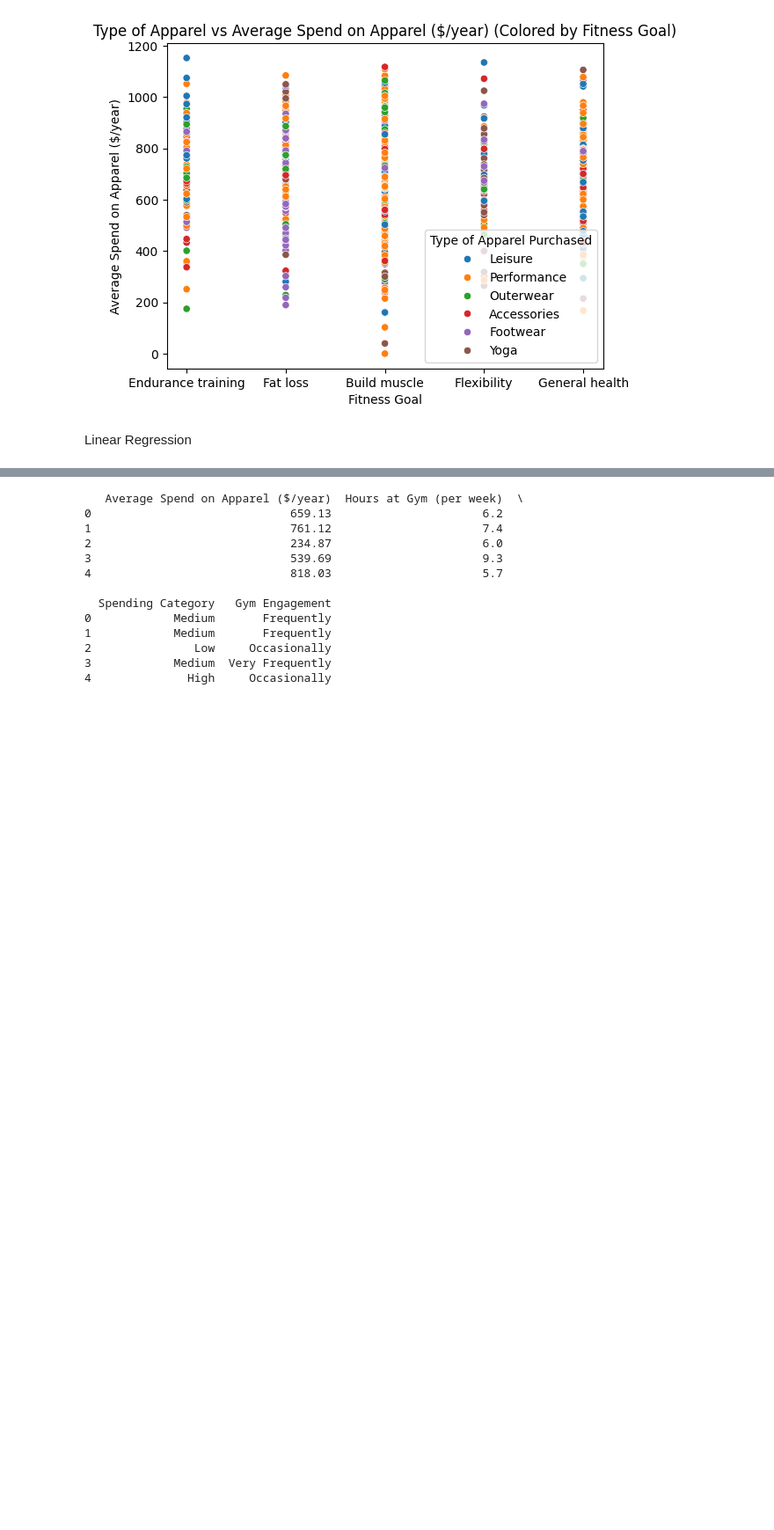
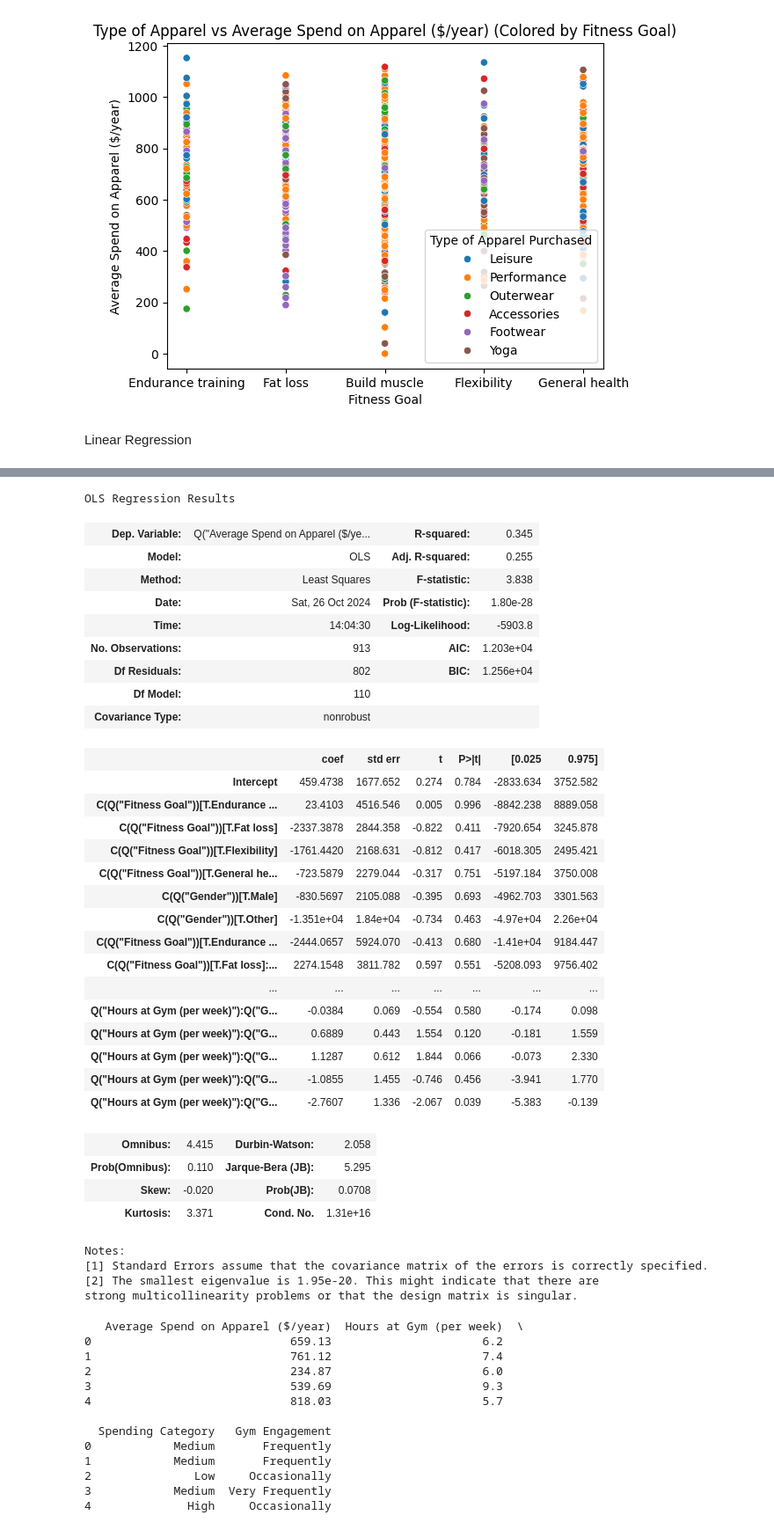
Before and after one commit to svnxxa/BOLT-First-Byte-Datathon, a Jupyter notebook: PulseGear x FlexField.ipynb, the cells around one changed output, grey strips where cells are left out. Shown at 88% size. Saved outputs shown, nothing was run; the diff lists cells and outputs as text; code cells hidden in the pictures; blank space fills up the shorter version.

```diff
--- a/PulseGear x FlexField.ipynb
+++ b/PulseGear x FlexField.ipynb
@@ -313,3 +312,45 @@ strong multicollinearity or other numerical problems.
+# %%
+formula_2 = 'Q("Average Spend on Apparel ($/year)") ~ Q("Hours at Gym (per week)") * Q("Gym Membership Length (years)") * Q("Calorie Intake") * C(Q("Fitness Goal")) * C(Q("Gender"))'
+
+# Fit the linear regression model
+model_2 = smf.ols(formula=formula_2, data=merged_data).fit()
+model_summary = model_2.summary()
+model_summary
+# %% [output]
+OLS Regression Results
+| Dep. Variable: | Q("Average Spend on Apparel ($/ye... | R-squared: | 0.345 |
+| Model: | OLS | Adj. R-squared: | 0.255 |
+| Method: | Least Squares | F-statistic: | 3.838 |
+| Date: | Sat, 26 Oct 2024 | Prob (F-statistic): | 1.80e-28 |
+| Time: | 14:04:30 | Log-Likelihood: | -5903.8 |
+| No. Observations: | 913 | AIC: | 1.203e+04 |
+| Df Residuals: | 802 | BIC: | 1.256e+04 |
+| Df Model: | 110 |  |  |
+| Covariance Type: | nonrobust |  |  |
+|  | coef | std err | t | P>|t| | [0.025 | 0.975] |
+| Intercept | 459.4738 | 1677.652 | 0.274 | 0.784 | -2833.634 | 3752.582 |
+| C(Q("Fitness Goal"))[T.Endurance ... | 23.4103 | 4516.546 | 0.005 | 0.996 | -8842.238 | 8889.058 |
+| C(Q("Fitness Goal"))[T.Fat loss] | -2337.3878 | 2844.358 | -0.822 | 0.411 | -7920.654 | 3245.878 |
+| C(Q("Fitness Goal"))[T.Flexibility] | -1761.4420 | 2168.631 | -0.812 | 0.417 | -6018.305 | 2495.421 |
+| C(Q("Fitness Goal"))[T.General he... | -723.5879 | 2279.044 | -0.317 | 0.751 | -5197.184 | 3750.008 |
+| C(Q("Gender"))[T.Male] | -830.5697 | 2105.088 | -0.395 | 0.693 | -4962.703 | 3301.563 |
+| C(Q("Gender"))[T.Other] | -1.351e+04 | 1.84e+04 | -0.734 | 0.463 | -4.97e+04 | 2.26e+04 |
+| C(Q("Fitness Goal"))[T.Endurance ... | -2444.0657 | 5924.070 | -0.413 | 0.680 | -1.41e+04 | 9184.447 |
+| C(Q("Fitness Goal"))[T.Fat loss]:... | 2274.1548 | 3811.782 | 0.597 | 0.551 | -5208.093 | 9756.402 |
+| ... | ... | ... | ... | ... | ... | ... |
+| Q("Hours at Gym (per week)"):Q("G... | -0.0384 | 0.069 | -0.554 | 0.580 | -0.174 | 0.098 |
+| Q("Hours at Gym (per week)"):Q("G... | 0.6889 | 0.443 | 1.554 | 0.120 | -0.181 | 1.559 |
+| Q("Hours at Gym (per week)"):Q("G... | 1.1287 | 0.612 | 1.844 | 0.066 | -0.073 | 2.330 |
+| Q("Hours at Gym (per week)"):Q("G... | -1.0855 | 1.455 | -0.746 | 0.456 | -3.941 | 1.770 |
+| Q("Hours at Gym (per week)"):Q("G... | -2.7607 | 1.336 | -2.067 | 0.039 | -5.383 | -0.139 |
+| Omnibus: | 4.415 | Durbin-Watson: | 2.058 |
+| Prob(Omnibus): | 0.110 | Jarque-Bera (JB): | 5.295 |
+| Skew: | -0.020 | Prob(JB): | 0.0708 |
+| Kurtosis: | 3.371 | Cond. No. | 1.31e+16 |
+Notes:
+[1] Standard Errors assume that the covariance matrix of the errors is correctly specified.
+[2] The smallest eigenvalue is 1.95e-20. This might indicate that there are
+strong multicollinearity problems or that the design matrix is singular.
 # %%
 import pandas as pd
 import seaborn as sns
```
Also changed, not shown: parts of 3 cells of this notebook, 3 other files.
